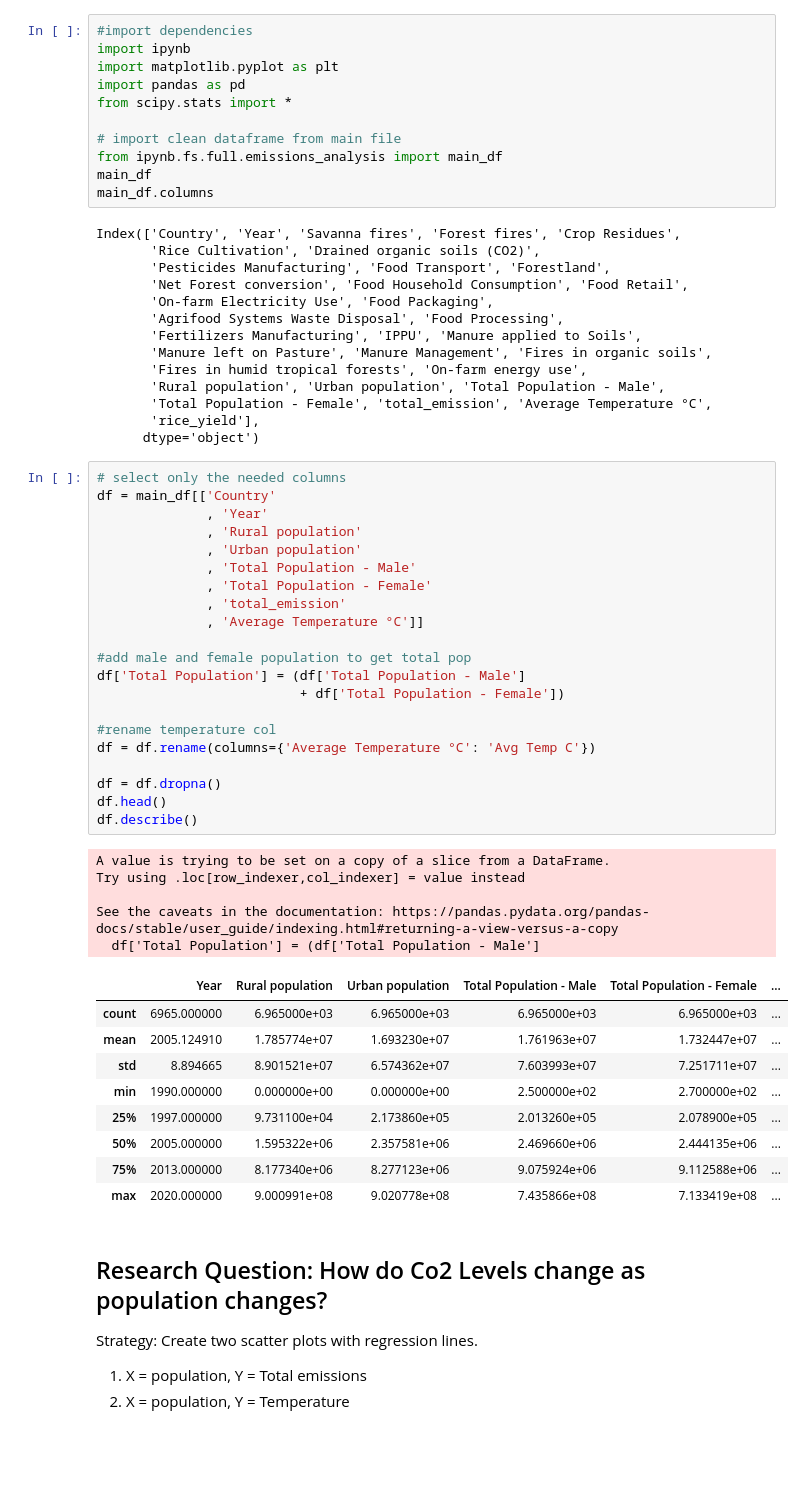
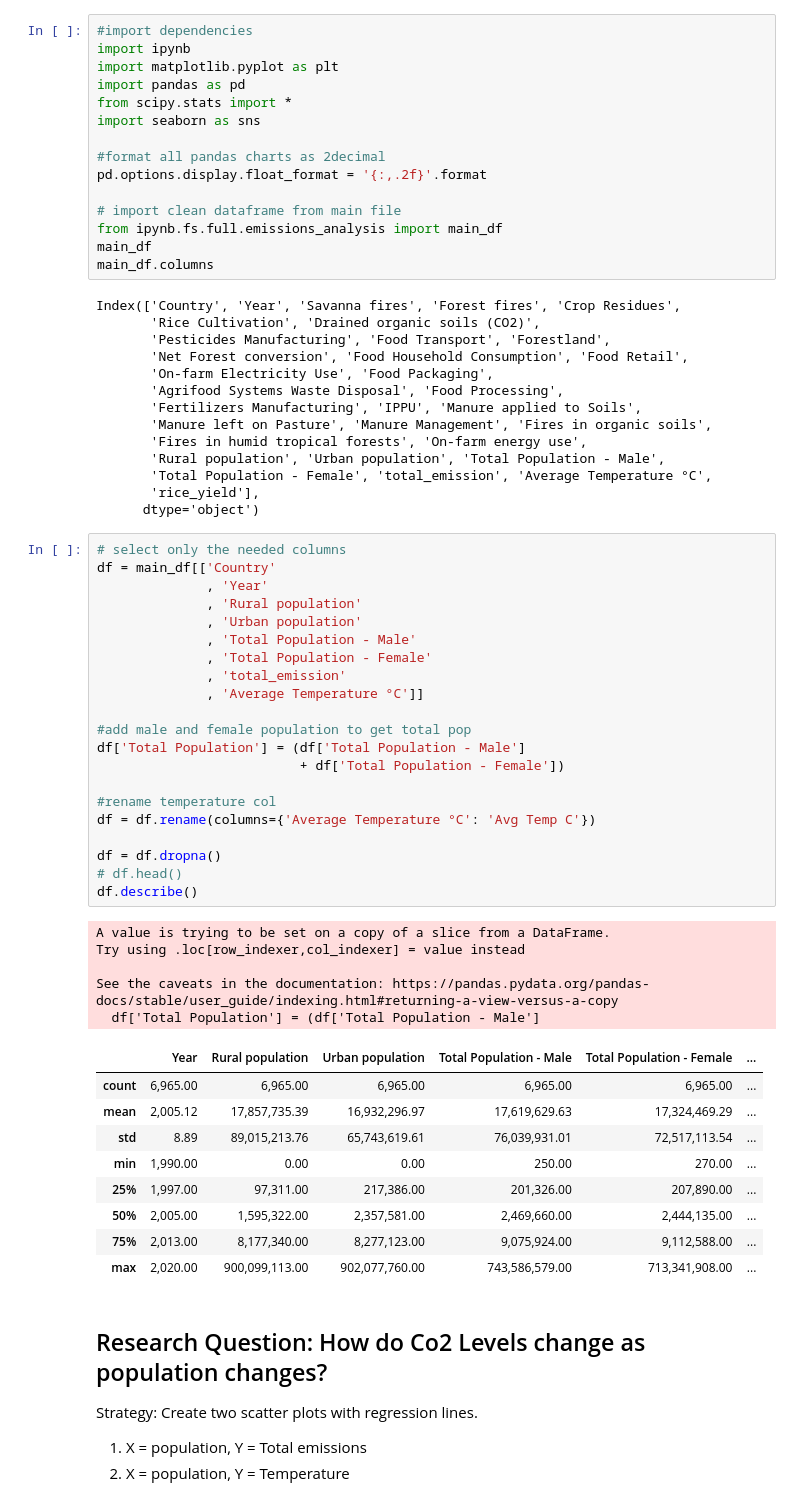
Before and after one commit to dpinsky1/Cancer, a Jupyter notebook: nathaniel.ipynb, the cells around one changed output. Saved outputs shown, nothing was run; the diff lists cells and outputs as text; blank space fills up the shorter version.

```diff
--- a/nathaniel.ipynb
+++ b/nathaniel.ipynb
@@ -4,6 +4,10 @@ import ipynb
 import matplotlib.pyplot as plt
 import pandas as pd
 from scipy.stats import *
+import seaborn as sns
+
+#format all pandas charts as 2decimal
+pd.options.display.float_format = '{:,.2f}'.format
 
 # import clean dataframe from main file
 from ipynb.fs.full.emissions_analysis import main_df
@@ -26,39 +30,39 @@ Index(['Country', 'Year', 'Savanna fires', 'Forest fires', 'Crop Residues',
 # %%
 # select only the needed columns
 df = main_df[['Country'
               , 'Year'
               , 'Rural population'
               , 'Urban population'
               , 'Total Population - Male'
               , 'Total Population - Female'
               , 'total_emission'
               , 'Average Temperature °C']]
 
 #add male and female population to get total pop
 df['Total Population'] = (df['Total Population - Male']
                           + df['Total Population - Female'])
 
 #rename temperature col
 df = df.rename(columns={'Average Temperature °C': 'Avg Temp C'})
 
 df = df.dropna()
-df.head()
+# df.head()
 df.describe()
 # %% [output]
 A value is trying to be set on a copy of a slice from a DataFrame.
 Try using .loc[row_indexer,col_indexer] = value instead
 
 See the caveats in the documentation: https://pandas.pydata.org/pandas-docs/stable/user_guide/indexing.html#returning-a-view-versus-a-copy
   df['Total Population'] = (df['Total Population - Male']
 |  | Year | Rural population | Urban population | Total Population - Male | Total Population - Female | ... |
-| count | 6965.000000 | 6.965000e+03 | 6.965000e+03 | 6.965000e+03 | 6.965000e+03 | ... |
-| mean | 2005.124910 | 1.785774e+07 | 1.693230e+07 | 1.761963e+07 | 1.732447e+07 | ... |
-| std | 8.894665 | 8.901521e+07 | 6.574362e+07 | 7.603993e+07 | 7.251711e+07 | ... |
-| min | 1990.000000 | 0.000000e+00 | 0.000000e+00 | 2.500000e+02 | 2.700000e+02 | ... |
-| 25% | 1997.000000 | 9.731100e+04 | 2.173860e+05 | 2.013260e+05 | 2.078900e+05 | ... |
-| 50% | 2005.000000 | 1.595322e+06 | 2.357581e+06 | 2.469660e+06 | 2.444135e+06 | ... |
-| 75% | 2013.000000 | 8.177340e+06 | 8.277123e+06 | 9.075924e+06 | 9.112588e+06 | ... |
-| max | 2020.000000 | 9.000991e+08 | 9.020778e+08 | 7.435866e+08 | 7.133419e+08 | ... |
+| count | 6,965.00 | 6,965.00 | 6,965.00 | 6,965.00 | 6,965.00 | ... |
+| mean | 2,005.12 | 17,857,735.39 | 16,932,296.97 | 17,619,629.63 | 17,324,469.29 | ... |
+| std | 8.89 | 89,015,213.76 | 65,743,619.61 | 76,039,931.01 | 72,517,113.54 | ... |
+| min | 1,990.00 | 0.00 | 0.00 | 250.00 | 270.00 | ... |
+| 25% | 1,997.00 | 97,311.00 | 217,386.00 | 201,326.00 | 207,890.00 | ... |
+| 50% | 2,005.00 | 1,595,322.00 | 2,357,581.00 | 2,469,660.00 | 2,444,135.00 | ... |
+| 75% | 2,013.00 | 8,177,340.00 | 8,277,123.00 | 9,075,924.00 | 9,112,588.00 | ... |
+| max | 2,020.00 | 900,099,113.00 | 902,077,760.00 | 743,586,579.00 | 713,341,908.00 | ... |
 # %% [markdown]
 ## Research Question: How do Co2 Levels change as population changes?
 
```
Also changed, not shown: parts of 15 cells of this notebook.
